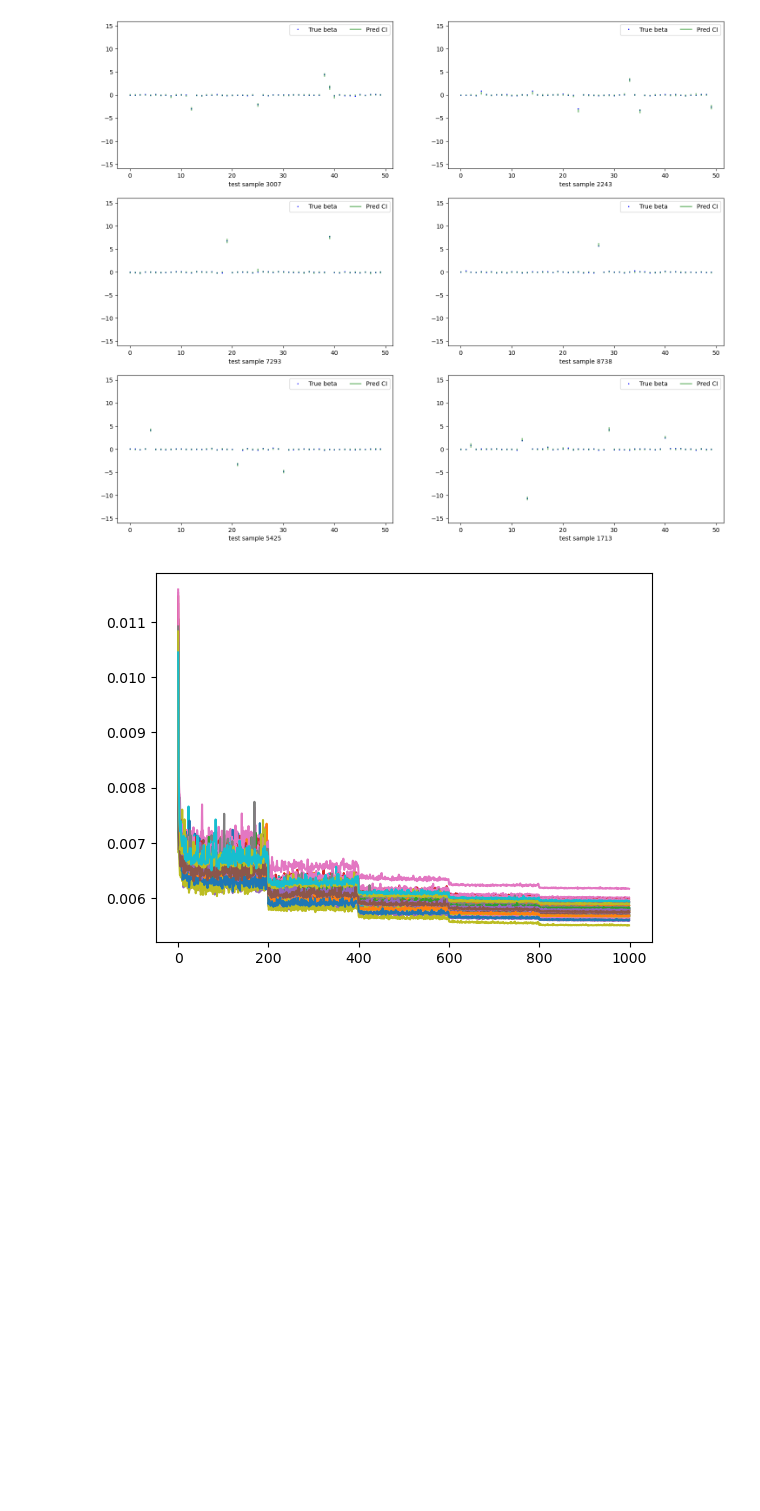
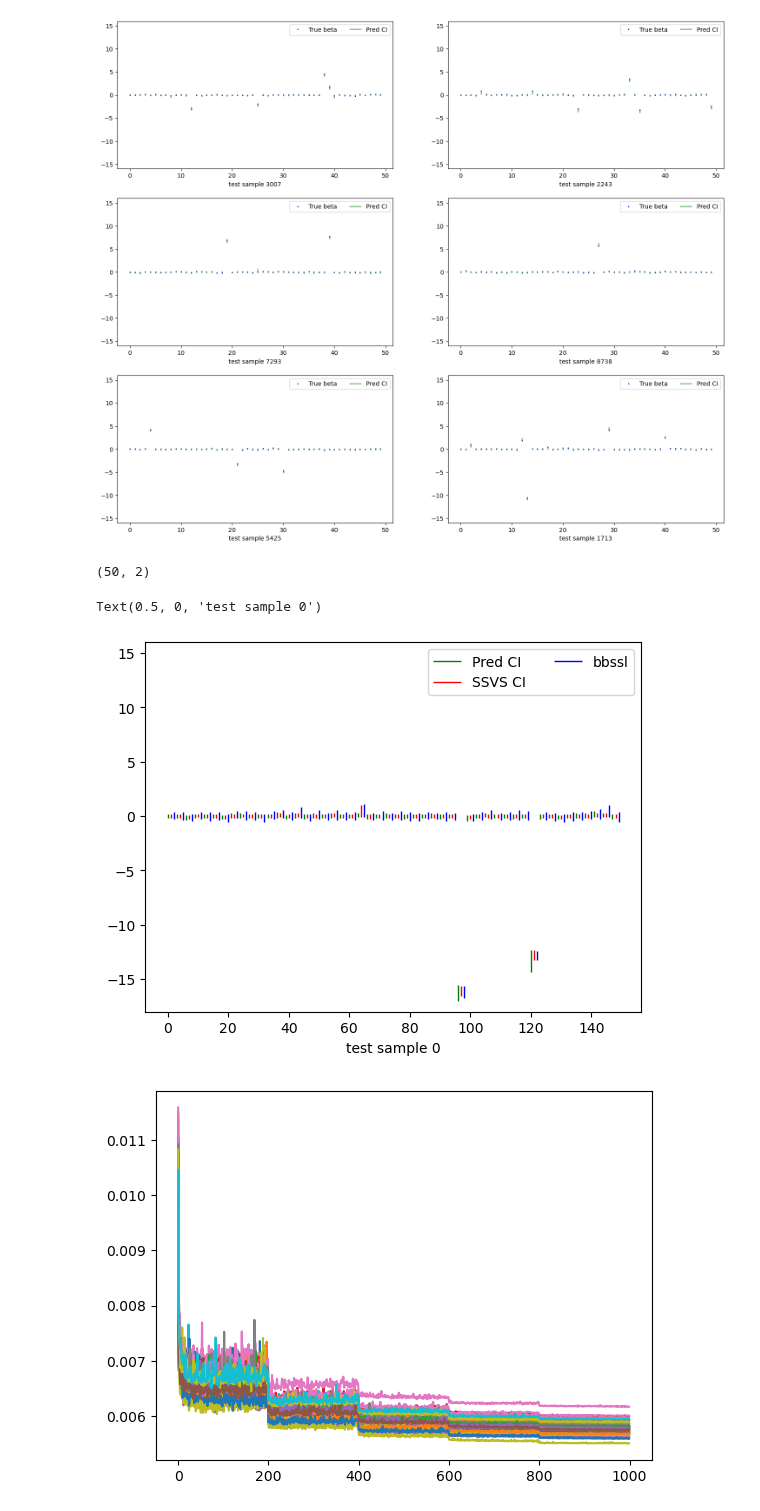
Before and after one commit to glory-99/simulation-based-inference, a Jupyter notebook: res_analysis_x15.ipynb, the cells around one changed output. Saved outputs shown, nothing was run; the diff lists cells and outputs as text; code cells hidden in the pictures; blank space fills up the shorter version.

```diff
--- a/res_analysis_x15.ipynb
+++ b/res_analysis_x15.ipynb
@@ -70,14 +70,14 @@ array([[ 0.11096124, -1.20658915,  1.38876269, ..., -0.45960709,
         -2.13014212, -0.89233741]])
 # %%
 md_q025 = MLP_variant(50, 50, [1024, 1024], 'leakyrelu').to(device)
-md_q025.load_state_dict(torch.load("./model/linear regression/p50_q25_exp0.pt"))
+md_q025.load_state_dict(torch.load("./model/linear regression/p50_q25_exp1.pt"))
 md_q975 = MLP_variant(50, 50, [1024, 1024], 'leakyrelu').to(device)
-md_q975.load_state_dict(torch.load("./model/linear regression/p50_q975_exp0.pt"))
+md_q975.load_state_dict(torch.load("./model/linear regression/p50_q975_exp1.pt"))
 # %% [output]
 <All keys matched successfully>
 # %%
-mean = np.load("./results/linear regression/mean_p50_q25_exp0.npy")
-std = np.load("./results/linear regression/std_p50_q25_exp0.npy")
+mean = np.load("./results/linear regression/mean_p50_q25_exp1.npy")
+std = np.load("./results/linear regression/std_p50_q25_exp1.npy")
 # %%
 p = 50
 # %%
@@ -128,6 +131,24 @@ plt.savefig('C:/Users/97255/OneDrive/Desktop/Bayesian Inference using DL/LM_exp0
 plt.show()
 # %% [output]
 [figure]
+# %%
+ssvs_CI = np.load("./data/ssvs.npy")
+ssvs_CI.shape
+# %% [output]
+(50, 2)
+# %%
+bbssl_CI = np.load("./data/bbssl.npy")
+# %%
+# plt.plot(range(p), beta_test[0], '.b', ms=2)
+plt.vlines(np.arange(p)*3, pred_q025[0], pred_q975[0], color='green', alpha=1, lw=1)
+plt.vlines(np.arange(p)*3+1, ssvs_CI[:,0], ssvs_CI[:,1], color='red', alpha=1, lw=1)
+plt.vlines(np.arange(p)*3+2, bbssl_CI[:,0], bbssl_CI[:,1], color='blue', alpha=1, lw=1)
+plt.legend(['Pred CI', 'SSVS CI', 'bbssl'], ncol=2)
+plt.ylim(-18,16)
+plt.xlabel(f'test sample {0}')
+# %% [output]
+Text(0.5, 0, 'test sample 0')
+[figure, added]
 # %%
 coordinate_loss = np.load("./results/linear regression/coordinate_loss_p50_q25_exp0.npy")
 plt.plot(coordinate_loss)
```
Also changed, not shown: parts of 5 cells of this notebook, 4 other files.
